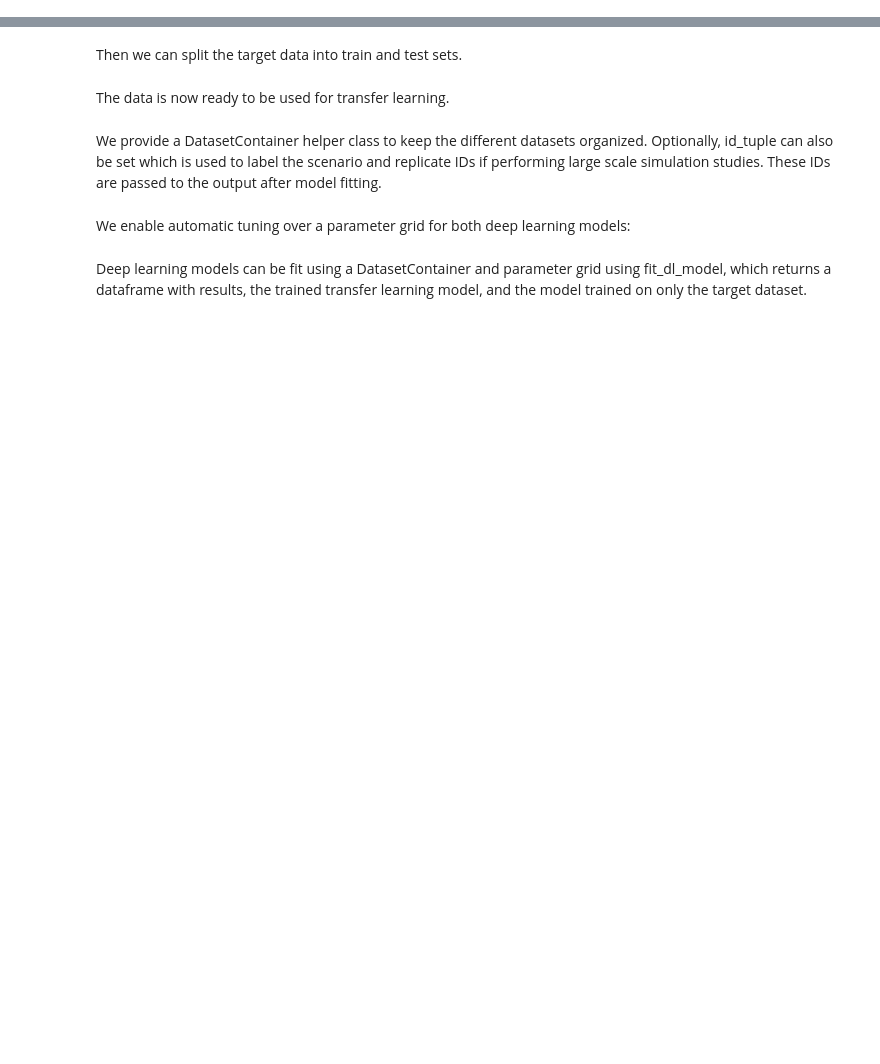
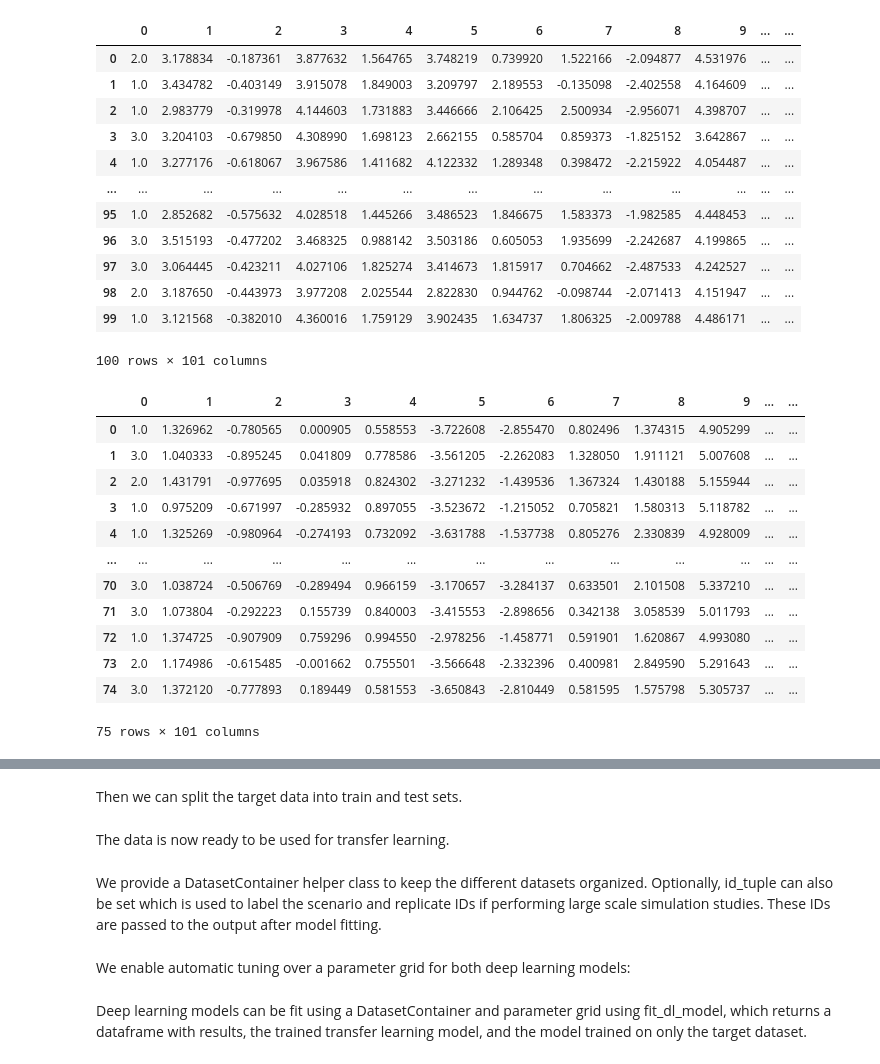
Before and after one commit to PNNL-Predictive-Phenomics/omicsTL, a Jupyter notebook: docs/example.ipynb, the cells around one changed output, grey strips where cells are left out. Cells and saved outputs as stored; diff of their text form; code cells hidden in the pictures; blank space fills up the shorter version.

```diff
--- a/docs/example.ipynb
+++ b/docs/example.ipynb
@@ -64 +85,57 @@ RRuntimeError: Error in FUN(X[[i]], ...) : there is no package called ‘viRando
+# %%
+# Categorical response
+
+source_synth_data_cat, _, _ = generate_synth_data(
+    data = source_real_data, # input data
+    num_features = num_features, # number of output features
+    num_samples = num_samples_source, # number of output samples
+    response_fn = response_fn, # response function
+    snr = 1, # signal to noise ratio
+    response_parameters={
+        "ncats": 3,
+        "quantile": "quantile"
+    }
+)
+
+target_synth_data_cat, _, _ = generate_synth_data(
+    data = target_real_data, # input data
+    num_features = num_features, # number of output features
+    num_samples = num_samples_target + samples_target_test, # number of output samples
+    response_fn = response_fn, # response function
+    snr = 1 ,# signal to noise ratio
+    response_parameters={
+        "ncats": 3,
+        "quantile": "quantile"
+    }
+)
+
+display(source_synth_data_cat)
+display(target_synth_data_cat)
+# %% [output]
+|  | 0 | 1 | 2 | 3 | 4 | 5 | 6 | 7 | 8 | 9 | ... | ... |
+| 0 | 2.0 | 3.178834 | -0.187361 | 3.877632 | 1.564765 | 3.748219 | 0.739920 | 1.522166 | -2.094877 | 4.531976 | ... | ... |
+| 1 | 1.0 | 3.434782 | -0.403149 | 3.915078 | 1.849003 | 3.209797 | 2.189553 | -0.135098 | -2.402558 | 4.164609 | ... | ... |
+| 2 | 1.0 | 2.983779 | -0.319978 | 4.144603 | 1.731883 | 3.446666 | 2.106425 | 2.500934 | -2.956071 | 4.398707 | ... | ... |
+| 3 | 3.0 | 3.204103 | -0.679850 | 4.308990 | 1.698123 | 2.662155 | 0.585704 | 0.859373 | -1.825152 | 3.642867 | ... | ... |
+| 4 | 1.0 | 3.277176 | -0.618067 | 3.967586 | 1.411682 | 4.122332 | 1.289348 | 0.398472 | -2.215922 | 4.054487 | ... | ... |
+| ... | ... | ... | ... | ... | ... | ... | ... | ... | ... | ... | ... | ... |
+| 95 | 1.0 | 2.852682 | -0.575632 | 4.028518 | 1.445266 | 3.486523 | 1.846675 | 1.583373 | -1.982585 | 4.448453 | ... | ... |
+| 96 | 3.0 | 3.515193 | -0.477202 | 3.468325 | 0.988142 | 3.503186 | 0.605053 | 1.935699 | -2.242687 | 4.199865 | ... | ... |
+| 97 | 3.0 | 3.064445 | -0.423211 | 4.027106 | 1.825274 | 3.414673 | 1.815917 | 0.704662 | -2.487533 | 4.242527 | ... | ... |
+| 98 | 2.0 | 3.187650 | -0.443973 | 3.977208 | 2.025544 | 2.822830 | 0.944762 | -0.098744 | -2.071413 | 4.151947 | ... | ... |
+| 99 | 1.0 | 3.121568 | -0.382010 | 4.360016 | 1.759129 | 3.902435 | 1.634737 | 1.806325 | -2.009788 | 4.486171 | ... | ... |
+100 rows × 101 columns
+|  | 0 | 1 | 2 | 3 | 4 | 5 | 6 | 7 | 8 | 9 | ... | ... |
+| 0 | 1.0 | 1.326962 | -0.780565 | 0.000905 | 0.558553 | -3.722608 | -2.855470 | 0.802496 | 1.374315 | 4.905299 | ... | ... |
+| 1 | 3.0 | 1.040333 | -0.895245 | 0.041809 | 0.778586 | -3.561205 | -2.262083 | 1.328050 | 1.911121 | 5.007608 | ... | ... |
+| 2 | 2.0 | 1.431791 | -0.977695 | 0.035918 | 0.824302 | -3.271232 | -1.439536 | 1.367324 | 1.430188 | 5.155944 | ... | ... |
+| 3 | 1.0 | 0.975209 | -0.671997 | -0.285932 | 0.897055 | -3.523672 | -1.215052 | 0.705821 | 1.580313 | 5.118782 | ... | ... |
+| 4 | 1.0 | 1.325269 | -0.980964 | -0.274193 | 0.732092 | -3.631788 | -1.537738 | 0.805276 | 2.330839 | 4.928009 | ... | ... |
+| ... | ... | ... | ... | ... | ... | ... | ... | ... | ... | ... | ... | ... |
+| 70 | 3.0 | 1.038724 | -0.506769 | -0.289494 | 0.966159 | -3.170657 | -3.284137 | 0.633501 | 2.101508 | 5.337210 | ... | ... |
+| 71 | 3.0 | 1.073804 | -0.292223 | 0.155739 | 0.840003 | -3.415553 | -2.898656 | 0.342138 | 3.058539 | 5.011793 | ... | ... |
+| 72 | 1.0 | 1.374725 | -0.907909 | 0.759296 | 0.994550 | -2.978256 | -1.458771 | 0.591901 | 1.620867 | 4.993080 | ... | ... |
+| 73 | 2.0 | 1.174986 | -0.615485 | -0.001662 | 0.755501 | -3.566648 | -2.332396 | 0.400981 | 2.849590 | 5.291643 | ... | ... |
+| 74 | 3.0 | 1.372120 | -0.777893 | 0.189449 | 0.581553 | -3.650843 | -2.810449 | 0.581595 | 1.575798 | 5.305737 | ... | ... |
+75 rows × 101 columns
 # %%
```
Also changed, not shown: parts of 9 cells of this notebook, 6 other files.
